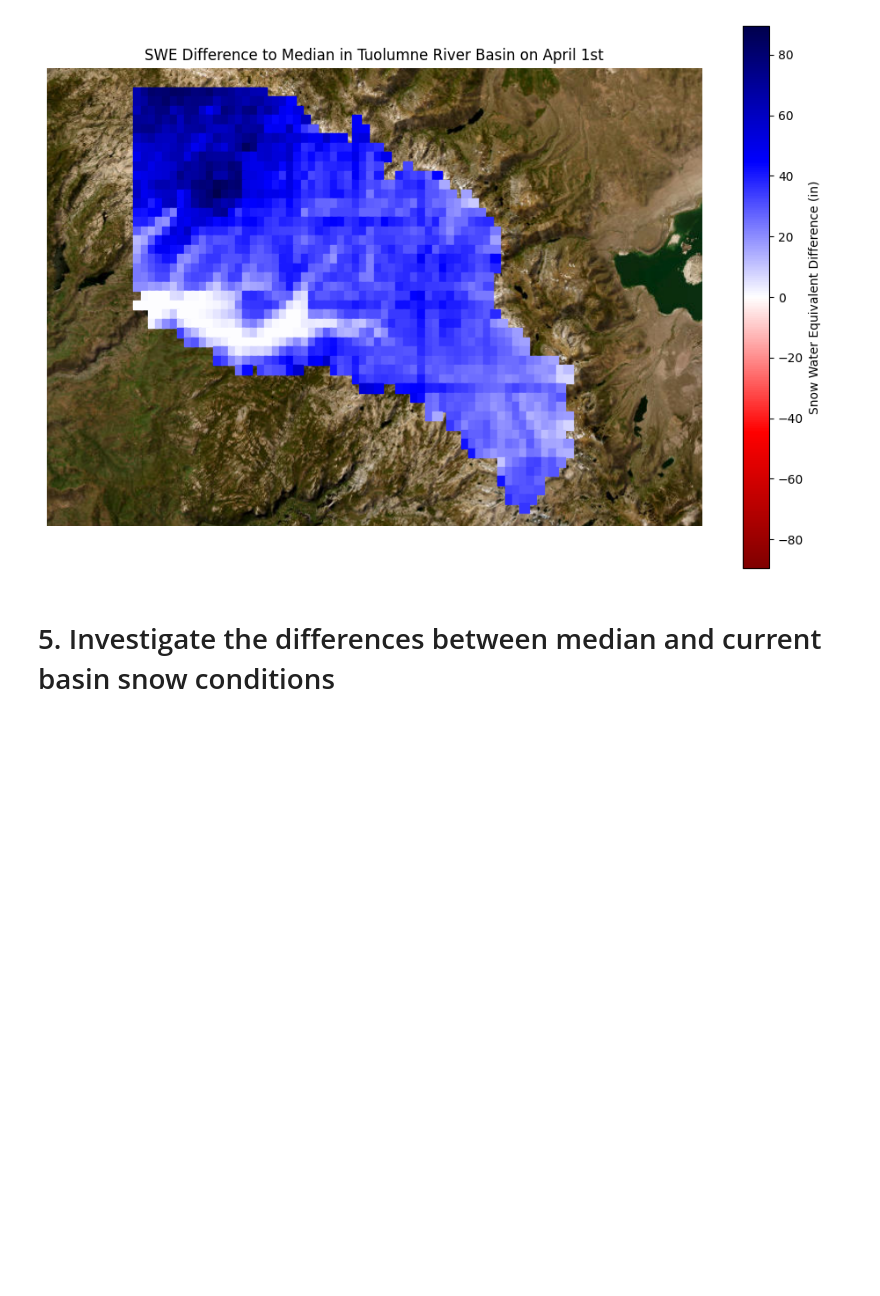
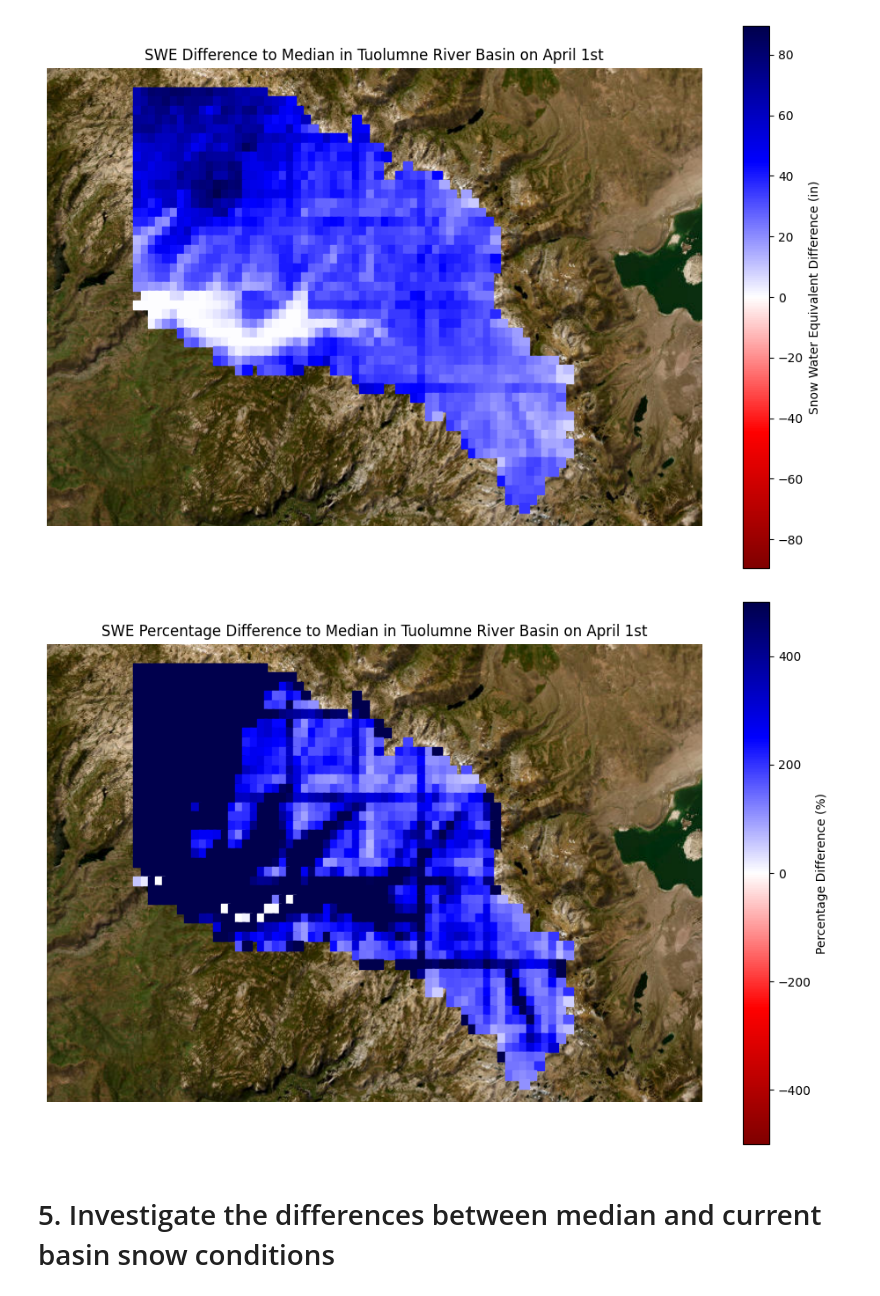
Before and after one commit to CIROH-Snow/Intro-to-Snow-Observations-Modeling-Analysis, a Jupyter notebook: ASO.ipynb, the cells around one changed output. Saved outputs shown, nothing was run; the diff lists cells and outputs as text; code cells hidden in the pictures; blank space fills up the shorter version.

```diff
--- a/ASO.ipynb
+++ b/ASO.ipynb
@@ -228,6 +232,23 @@ plttitle = 'SWE Difference to Median in Tuolumne River Basin on April 1st'
 SWEdiff = SSWEET.SpatialAnalysis(filename, basinname, output_res, markersize, cmap, var,variant,swethres,plttitle, pltfig = True, savfig=False)
 # %% [output]
 [figure]
+# %%
+#Plot the SWE difference
+basinname = 'Tuolumne'
+output_res = 1000 #desired spatial resoultion in meters (m)
+ # get files of interest
+filename = [swedifffilename]
+cmap = 'seismic_r' # use seismic for error, viridis or blues for preds/obs
+var =  'SWE_perc_norm' #SWE_diff_in' #'error',
+savfig = True
+variant = 'World_Imagery'
+markersize = 60
+swethres = 0.1
+plttitle = 'SWE Percentage Difference to Median in Tuolumne River Basin on April 1st'
+
+SWEdiff = SSWEET.SpatialAnalysis(filename, basinname, output_res, markersize, cmap, var,variant,swethres,plttitle, pltfig = True, savfig=False)
+# %% [output]
+[figure, added]
 # %% [markdown]
 # 5. Investigate the differences between median and current basin snow conditions
 # %%
```
Also changed, not shown: parts of 4 cells of this notebook.
